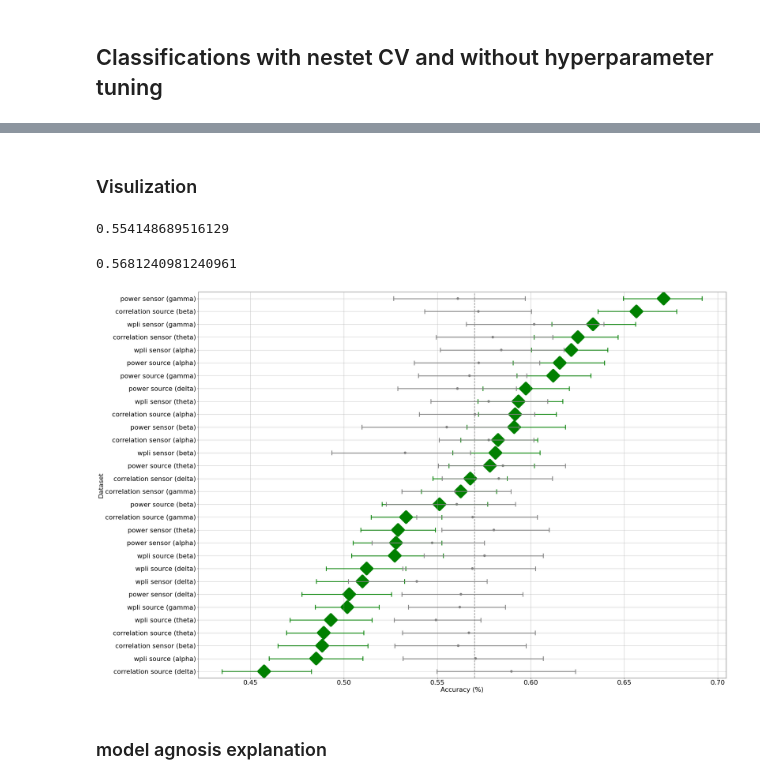
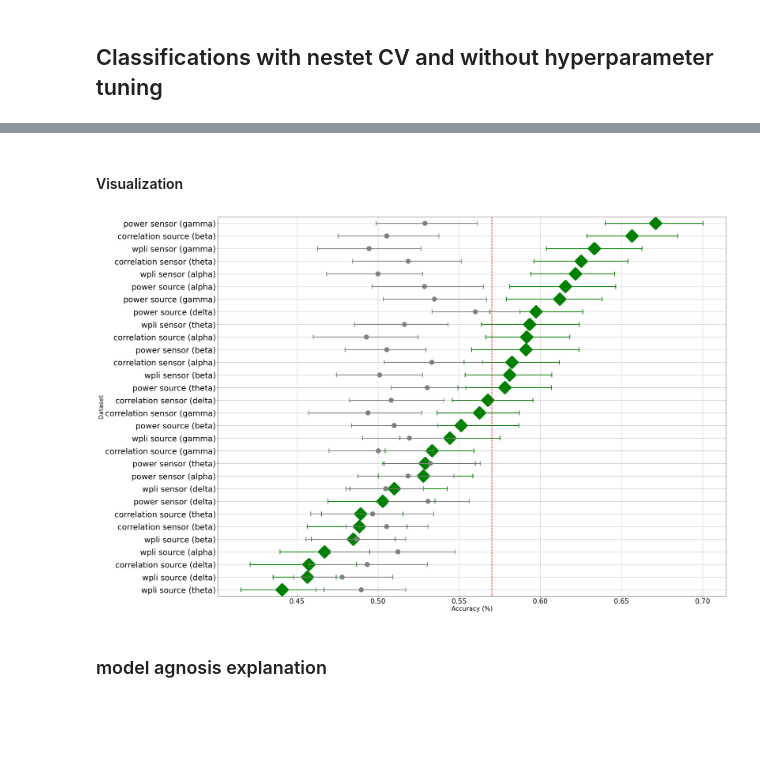
Before and after one commit to sycomix/SuggNet, a Jupyter notebook: notebooks/nested_cross_validation.ipynb, the cells around one changed output, grey strips where cells are left out. Drawn from its saved outputs; the diff is of its cells as text; code cells hidden in the pictures; blank space fills up the shorter version.

Commit message:
Calculate chance scores with manual shuffling.

```diff
--- a/notebooks/nested_cross_validation.ipynb
+++ b/notebooks/nested_cross_validation.ipynb
@@ -165,0 +172,8 @@ np.unique(np.array(np.hstack(y_preds)), return_counts=True)
+# %%
+# create a list of combination of kinds and frequency bands.
+kinds = ['correlation source', 'correlation sensor', 'wpli source',
+         'wpli sensor', 'power source', 'power sensor']
+frequency_bands = ['delta', 'theta', 'alpha', 'beta', 'gamma']
+models = [(i, j) for i in kinds for j in frequency_bands]
+
+CHANCE_CV = GroupShuffleSplit(n_splits=5, test_size=0.2)
@@ -165,0 +221,7 @@ np.unique(np.array(np.hstack(y_preds)), return_counts=True)
+# %%
+import random
+# create a list of combination of kinds and frequency bands.
+kinds = ['correlation source', 'correlation sensor', 'wpli source',
+         'wpli sensor', 'power source', 'power sensor']
+frequency_bands = ['delta', 'theta', 'alpha', 'beta', 'gamma']
+models = [(i, j) for i in kinds for j in frequency_bands]
@@ -166,8 +289,2 @@ np.unique(np.array(np.hstack(y_preds)), return_counts=True)
 # %% [markdown]
-### Visulization
+#### Visualization
-# %%
-import pandas as pd
-grid_results = pd.read_csv('data/classification_results/nested_grid_results_without_hp_tuning.csv', index_col=0)
-grid_results.mean().mean()
-# %% [output]
-0.554148689516129
@@ -203,61 +291,37 @@ chance_scores = pd.DataFrame(chance_scores).melt(var_name='label', value_name='t
-# %%
-CHANCE_CV = GroupShuffleSplit(n_splits=50, test_size=0.2)
-def fit_chance(model_name=None):
-    """Utility function to simulate emperical chance level."""
-
-    pipe = Pipeline([
-        ('extract', FeatureExtractor(kind='wpli source', frequency_band='gamma')),
-        ('zerovar', VarianceThreshold(threshold=0.0)),
-        ('scale', StandardScaler()),
-        ('clf', DummyClassifier(strategy='most_frequent'))
-    ])
-    chance_scores = cross_val_score(pipe, X, y, groups=groups, cv=CHANCE_CV, scoring='accuracy', n_jobs=-1)
-    return chance_scores
-
-chance_scores = {}
-for model_name in grid_results['variable'].unique():
-    model_chance_scores = fit_chance(model_name)
-    chance_scores[model_name] = model_chance_scores.tolist()
-
-chance_scores = pd.DataFrame(chance_scores).melt(var_name='label', value_name='test_score')
-# %%
-chance_scores['test_score'].mean()
-# %% [output]
-0.5681240981240961
 # %%
 order = grid_results.groupby('variable')['value'].mean().sort_values(ascending=False).index.values
 
 _, ax = plt.subplots(1, 1, figsize=(32, 24))
 
 # plot observed
 # sns.stripplot(data=grid_results, x='value', y='variable', orient='h', order=order)
 sns.pointplot(data=grid_results, x='value', y='variable', order=order, orient='h', markers='D',
               color='green', scale=4, capsize=0.3, join=False, label='Accuracy', dodge=True,
               ax=ax, errorbar=('ci', 99)
               )
 
 # plot chance
 # sns.boxplot(data=chance_scores, x='test_score', y='label', saturation=1, orient='h', order=order)
 sns.pointplot(data=chance_scores, x='test_score', y='label', order=order, orient='h',
-              color='gray', scale=1, capsize=0.3, join=False, label='Chance', dodge=True,
+              color='gray', scale=2, capsize=0.3, join=False, label='Chance', dodge=True,
               ax=ax, errorbar=('ci', 99)
               )
 
-plt.axvline(0.57, color='grey', linestyle='--', linewidth=2)
+plt.axvline(0.57, color='r', linestyle='--', linewidth=2)
 
-plt.xticks(fontsize=22)
-plt.yticks(fontsize=22)
+plt.xticks(fontsize=24)
+plt.yticks(fontsize=28)
 
 plt.xlabel('Accuracy (%)', fontsize=22)
 plt.ylabel('Dataset', fontsize=22)
 plt.grid()
 # plt.title('SVM Validation Accuracy (100x 5-fold CV)')
 
 # plt.legend(loc="upper left")
 
 plt.show()
 # %% [output]
-[figure, old version]
+[figure, new version]
 # %% [markdown]
 ### model agnosis explanation
 # %%
```
Also changed, not shown: parts of 14 cells of this notebook.
